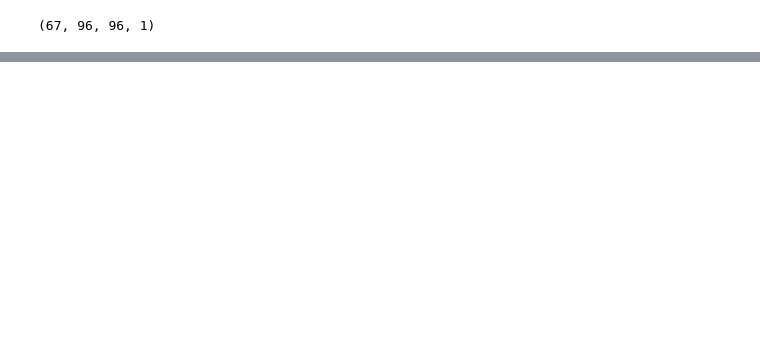
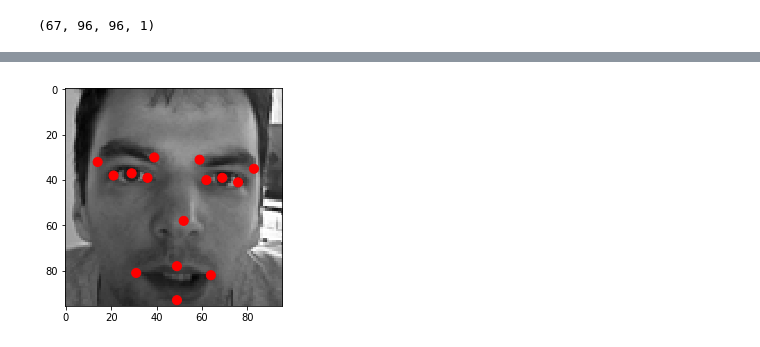
Before and after one commit to Tamgros/celebrity-recognition, a Jupyter notebook: Facial-key-points.ipynb, the cells around one changed output, grey strips where cells are left out. Saved outputs shown, nothing was run; the diff lists cells and outputs as text; code cells hidden in the pictures; blank space fills up the shorter version.

```diff
--- a/Facial-key-points.ipynb
+++ b/Facial-key-points.ipynb
@@ -195,0 +210,4 @@ img_train[3].shape
+# %%
+visualize_points(img_train[3,:,:,0], key_pts_train[3])
+# %% [output]
+[figure, added]
```
Also changed, not shown: parts of 9 cells of this notebook.
